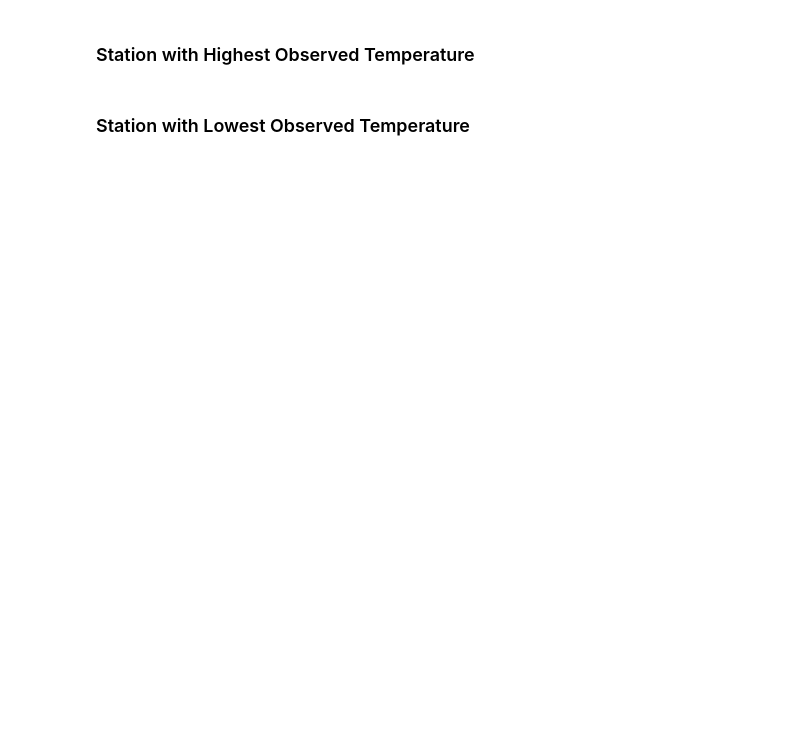
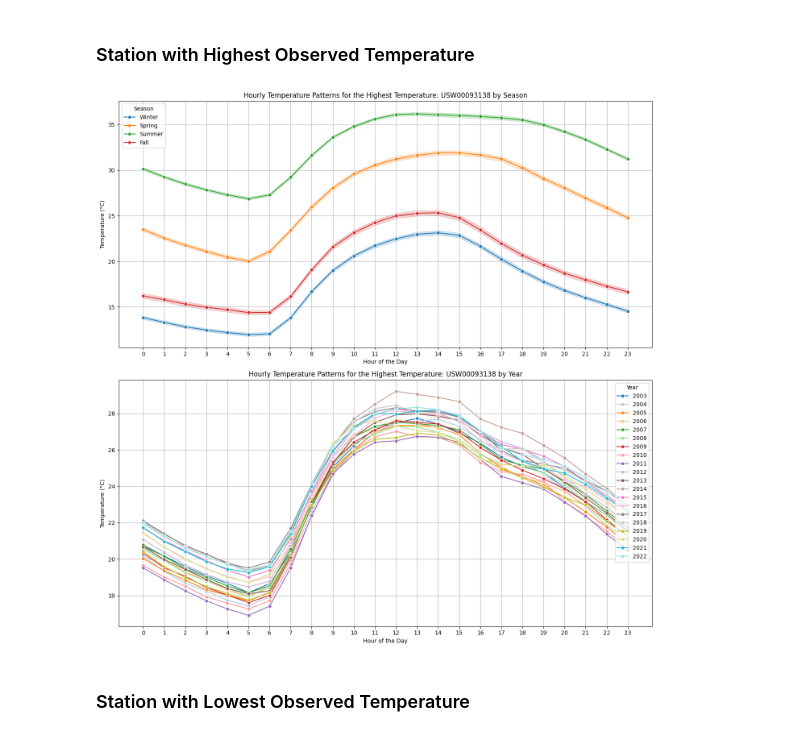
Before and after one commit to lizbethkr/PHIT-Project-1, a Jupyter notebook: notebooks/exploratory_data_analysis.ipynb, the cells around one changed output. Drawn from its saved outputs; the diff is of its cells as text; code cells hidden in the pictures; blank space fills up the shorter version.

```diff
--- a/notebooks/exploratory_data_analysis.ipynb
+++ b/notebooks/exploratory_data_analysis.ipynb
@@ -395,2 +347,8 @@ representative_stations = get_representative_stations(CA_stations_clean)
+# %%
+third_station_key = list(representative_stations.keys())[2]
+third_station = representative_stations[third_station_key]
+plot_representative(CA_stations_clean, third_station['Station_ID'], third_station_key)
+# %% [output]
+[figure, added]
 # %% [markdown]
 ### Station with Lowest Observed Temperature
```
Also changed, not shown: parts of 12 cells of this notebook, 1 other file.
